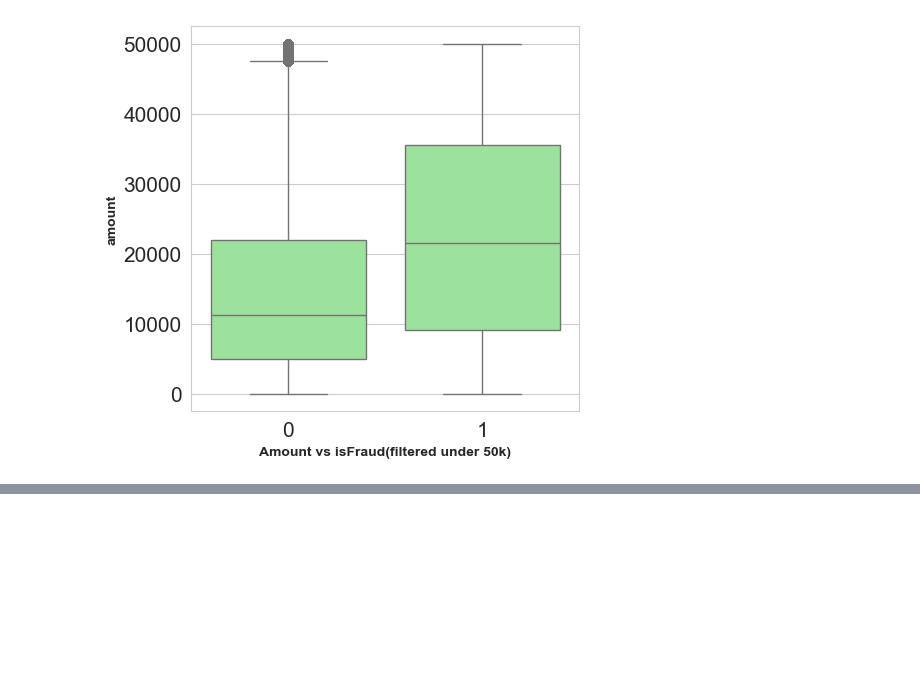
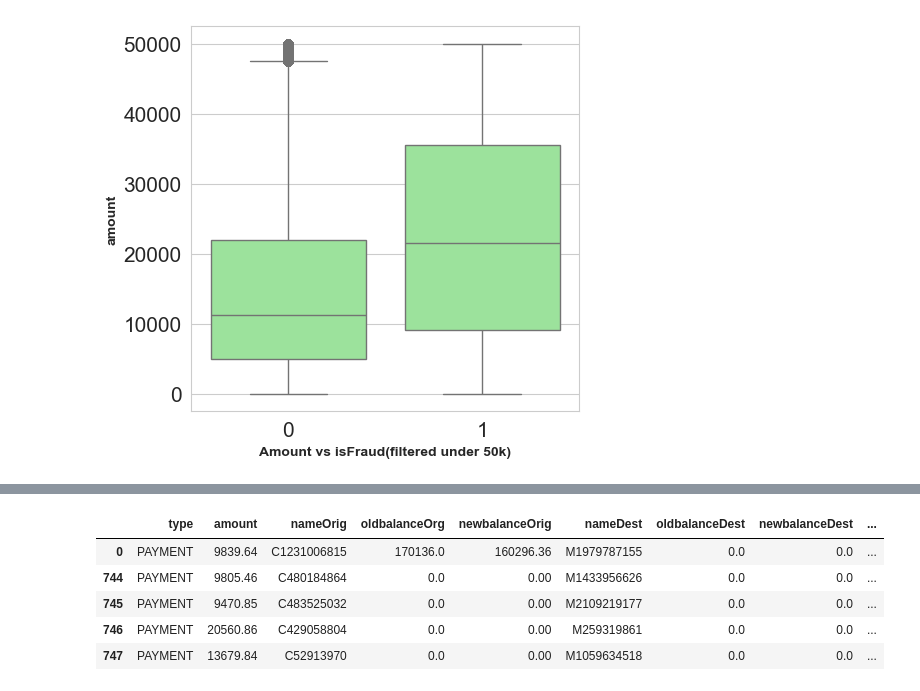
Before and after one commit to MWPerrineJr/my_portfolio, a Jupyter notebook: credit_card_fraud.ipynb, the cells around one changed output, grey strips where cells are left out. Drawn from its saved outputs; the diff is of its cells as text; code cells hidden in the pictures; blank space fills up the shorter version.

```diff
--- a/credit_card_fraud.ipynb
+++ b/credit_card_fraud.ipynb
@@ -147,0 +184,9 @@ plt.show()
+# %%
+cc_df.head()
+# %% [output]
+|  | type | amount | nameOrig | oldbalanceOrg | newbalanceOrig | nameDest | oldbalanceDest | newbalanceDest | ... |
+| 0 | PAYMENT | 9839.64 | C1231006815 | 170136.0 | 160296.36 | M1979787155 | 0.0 | 0.0 | ... |
+| 744 | PAYMENT | 9805.46 | C480184864 | 0.0 | 0.00 | M1433956626 | 0.0 | 0.0 | ... |
+| 745 | PAYMENT | 9470.85 | C483525032 | 0.0 | 0.00 | M2109219177 | 0.0 | 0.0 | ... |
+| 746 | PAYMENT | 20560.86 | C429058804 | 0.0 | 0.00 | M259319861 | 0.0 | 0.0 | ... |
+| 747 | PAYMENT | 13679.84 | C52913970 | 0.0 | 0.00 | M1059634518 | 0.0 | 0.0 | ... |
```
Also changed, not shown: parts of 16 cells of this notebook.
